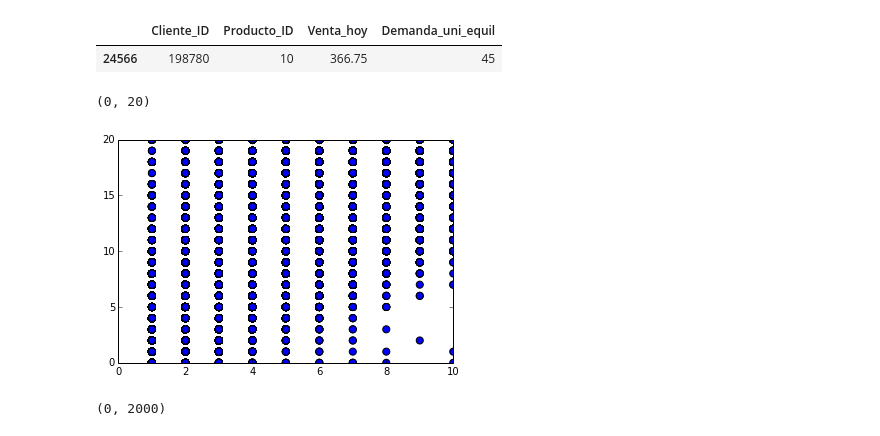
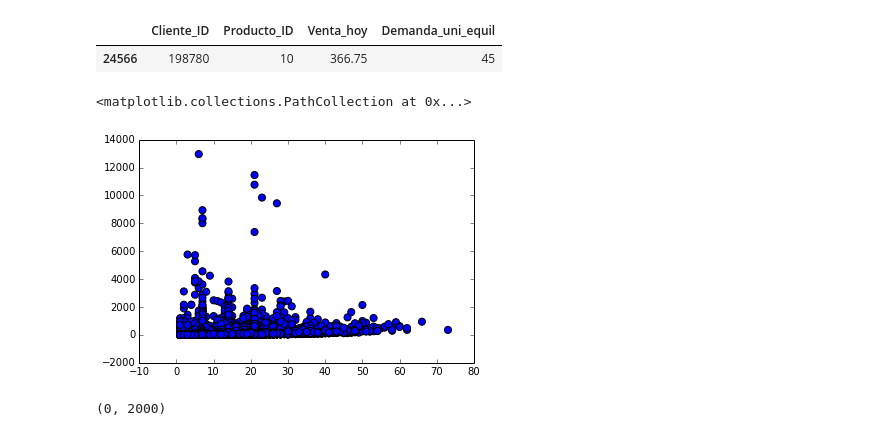
Before and after one commit to saurabh02/CDIPS_BakeryProject, a Jupyter notebook: simple_cluster_july21.ipynb, the cells around one changed output. Drawn from its saved outputs; the diff is of its cells as text; code cells hidden in the pictures.

```diff
--- a/simple_cluster_july21.ipynb
+++ b/simple_cluster_july21.ipynb
@@ -56,11 +56,9 @@ client_group[client_group['Cliente_ID'] == 198780]
 | 24566 | 198780 | 10 | 366.75 | 45 |
 # %%
 plt.scatter(client_group['Producto_ID'], client_group['Demanda_uni_equil'], s=50)
-plt.xlim(0,10)
-plt.ylim(0,20)
 # %% [output]
-(0, 20)
+<matplotlib.collections.PathCollection at 0x...>
-[figure, old version]
+[figure, new version]
 # %%
 plt.scatter(client_group['Venta_hoy'], client_group['Demanda_uni_equil'], s=50)
 plt.xlim(0, 50000)
```
Also changed, not shown: 1 other file.
